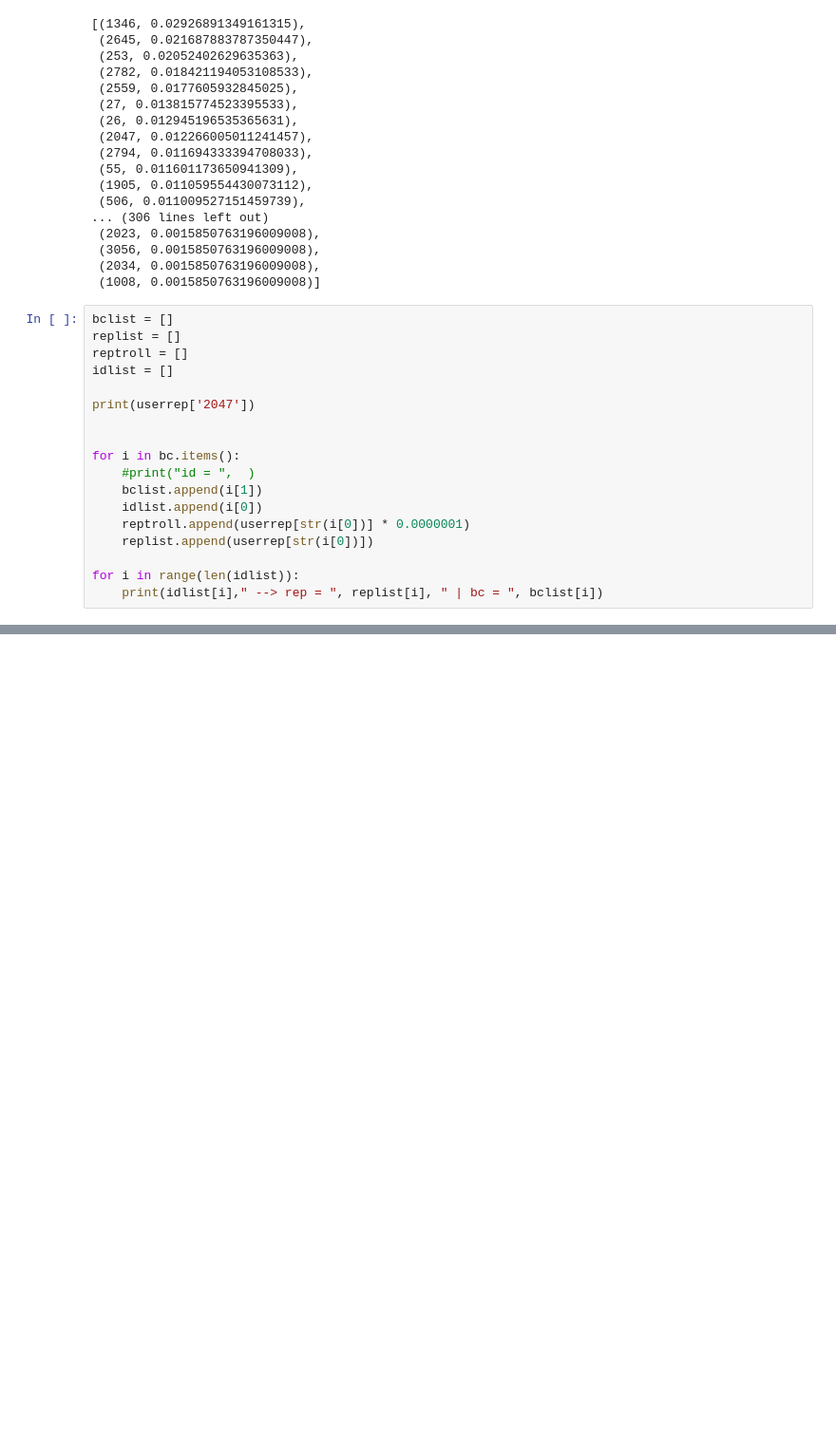
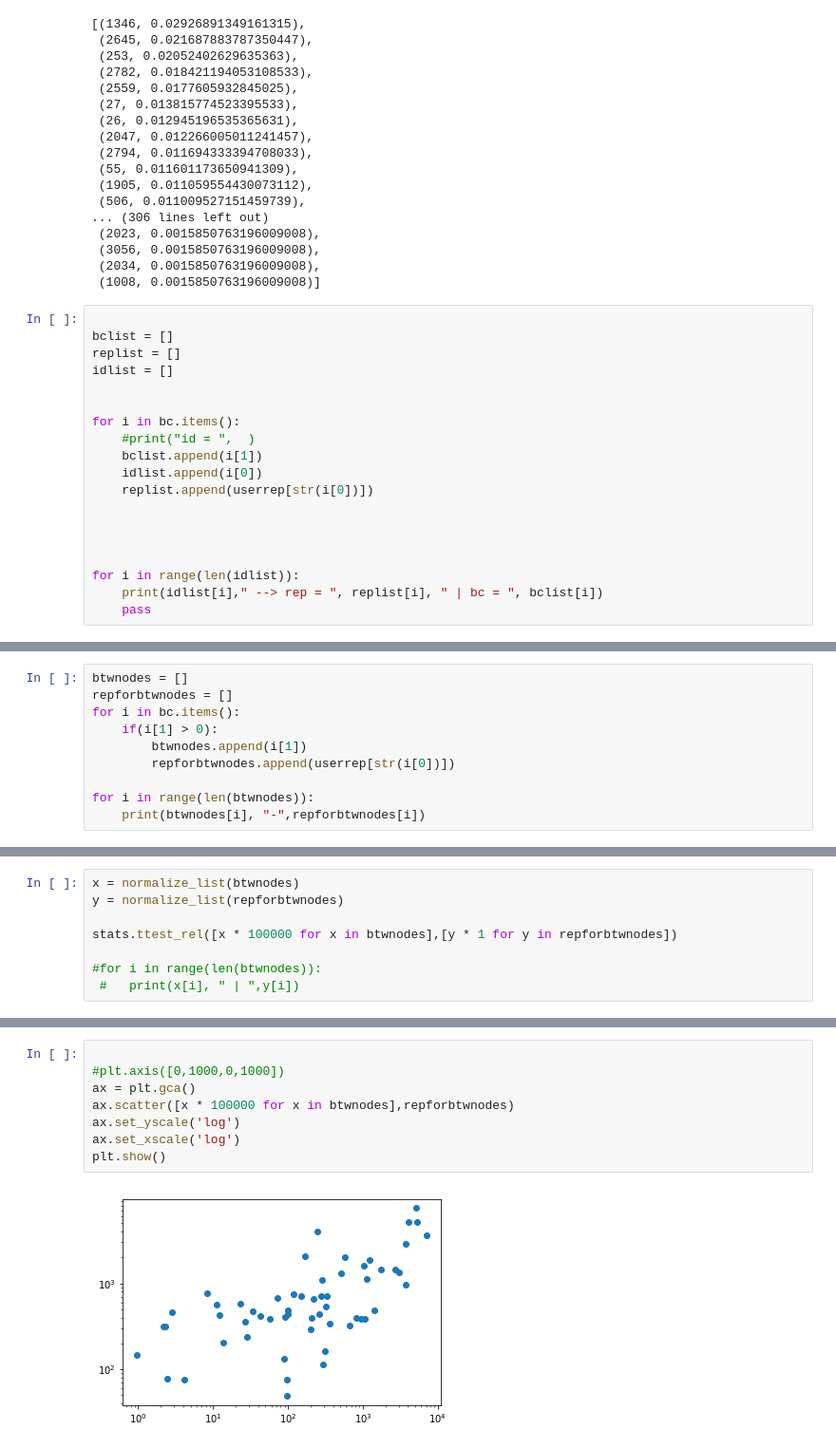
Before and after one commit to Jean-Low/StackERedes, a Jupyter notebook: Projeto.ipynb, the cells around one changed output, grey strips where cells are left out. Shown at 95% size. Cells and saved outputs as stored; diff of their text form; blank space fills up the shorter version.

```diff
--- a/Projeto.ipynb
+++ b/Projeto.ipynb
@@ -253,21 +286,22 @@ prNamedSorted
  (2034, 0.0015850763196009008),
  (1008, 0.0015850763196009008)]
 # %%
+
 bclist = []
 replist = []
-reptroll = []
 idlist = []
-
-print(userrep['2047'])
 
 
 for i in bc.items():
     #print("id = ",  )
     bclist.append(i[1])
     idlist.append(i[0])
-    reptroll.append(userrep[str(i[0])] * 0.0000001)
     replist.append(userrep[str(i[0])])
+
+
+
 
 for i in range(len(idlist)):
     print(idlist[i]," --> rep = ", replist[i], " | bc = ", bclist[i])
+    pass
 # %% [output]
@@ -294,0 +336,10 @@ Ttest_indResult(statistic=7.630901915705073, pvalue=8.45763953399091e-14)
+# %%
+btwnodes = []
+repforbtwnodes = []
+for i in bc.items():
+    if(i[1] > 0):
+        btwnodes.append(i[1])
+        repforbtwnodes.append(userrep[str(i[0])])
+
+for i in range(len(btwnodes)):
+    print(btwnodes[i], "-",repforbtwnodes[i])
@@ -294,0 +364,8 @@ Ttest_indResult(statistic=7.630901915705073, pvalue=8.45763953399091e-14)
+# %%
+x = normalize_list(btwnodes)
+y = normalize_list(repforbtwnodes)
+
+stats.ttest_rel([x * 100000 for x in btwnodes],[y * 1 for y in repforbtwnodes])
+
+#for i in range(len(btwnodes)):
+ #   print(x[i], " | ",y[i])
@@ -294,0 +378,10 @@ Ttest_indResult(statistic=7.630901915705073, pvalue=8.45763953399091e-14)
+# %%
+
+#plt.axis([0,1000,0,1000])
+ax = plt.gca()
+ax.scatter([x * 100000 for x in btwnodes],repforbtwnodes)
+ax.set_yscale('log')
+ax.set_xscale('log')
+plt.show()
+# %% [output]
+[figure, added]
```
Also changed, not shown: parts of 11 cells of this notebook, 1 other file.
